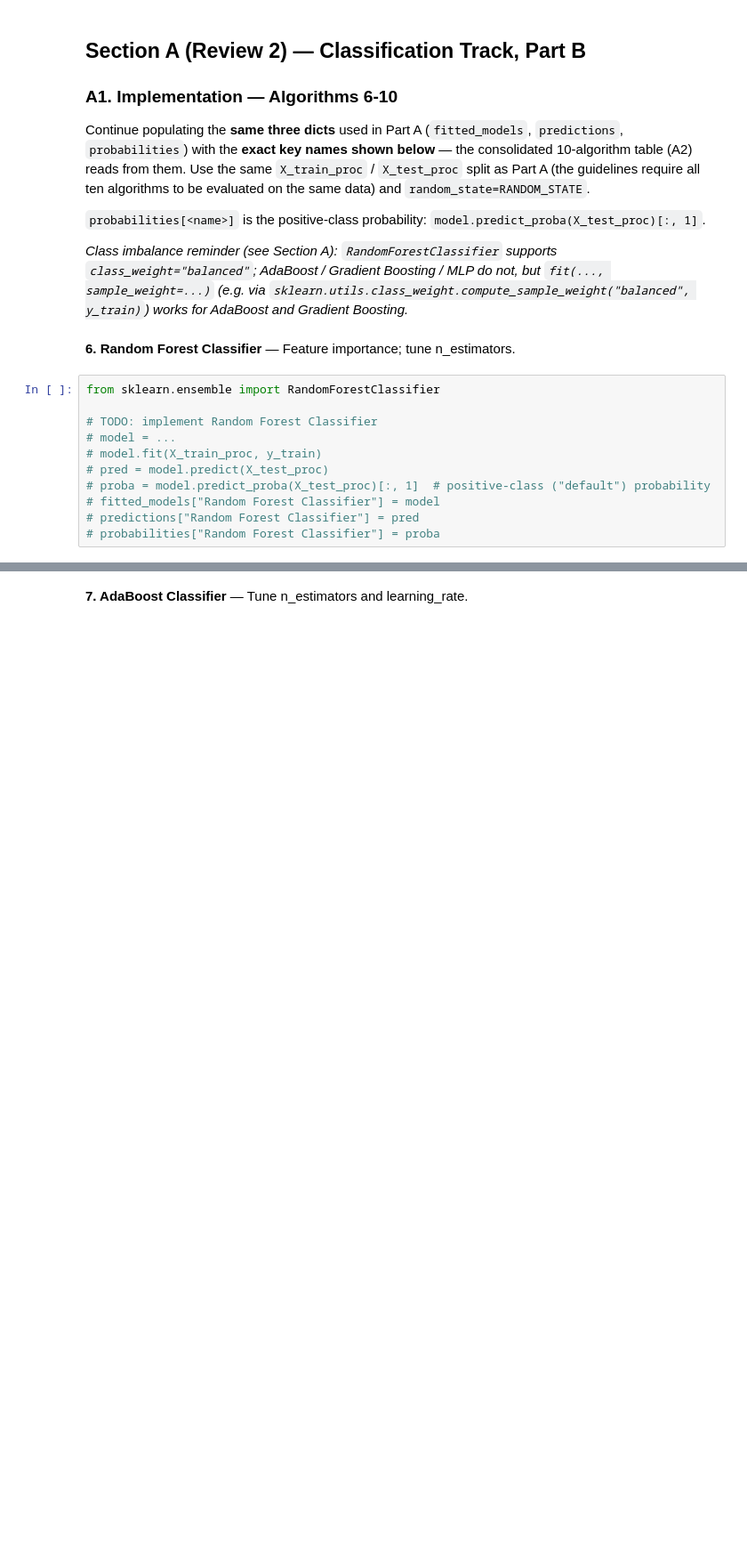
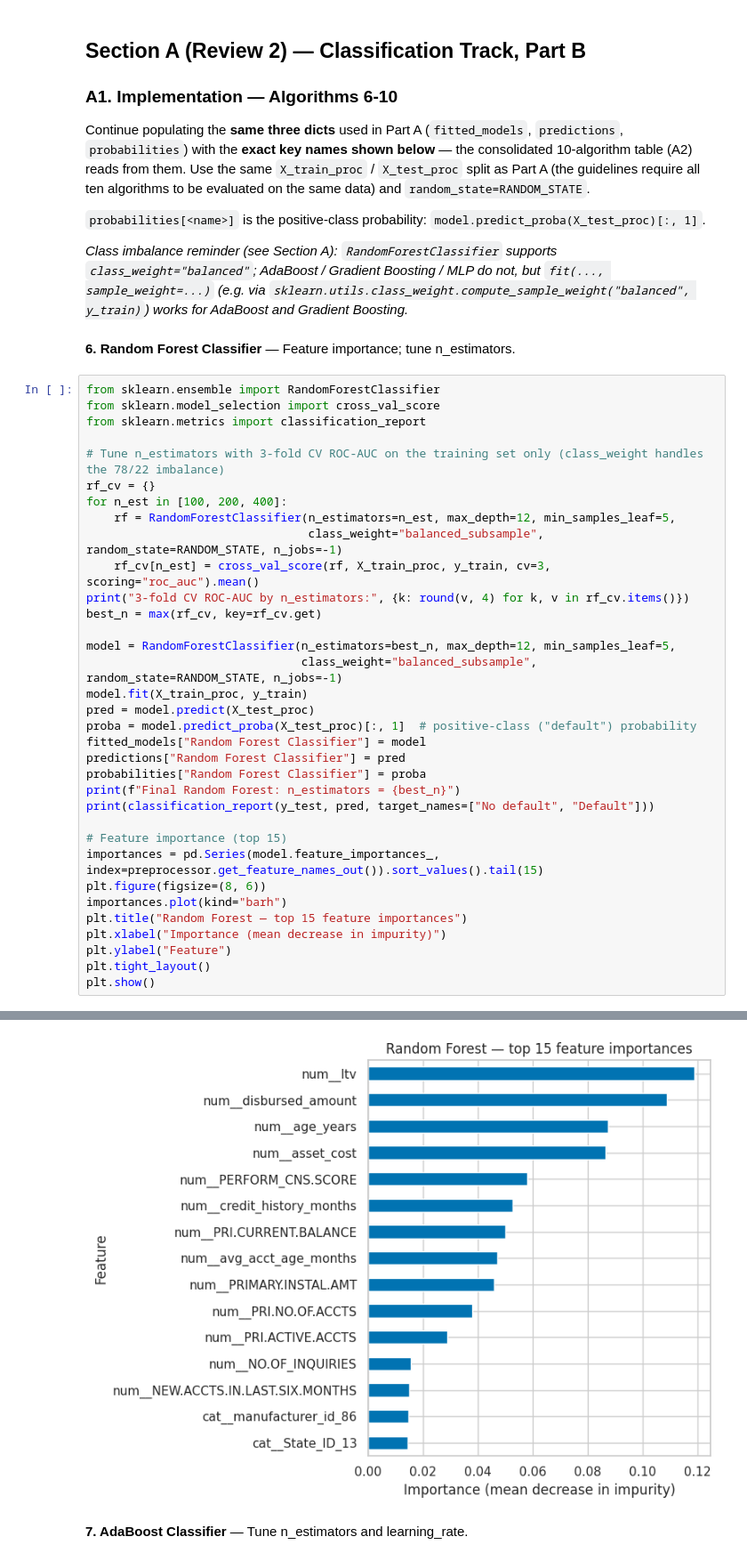
Before and after one commit to rushilChakravarthy/ML-capstone, a Jupyter notebook: notebooks/classification.ipynb, the cells around one changed output, grey strips where cells are left out. Shown at 89% size. Drawn from its saved outputs; the diff is of its cells as text; blank space fills up the shorter version.

```diff
--- a/notebooks/classification.ipynb
+++ b/notebooks/classification.ipynb
@@ -430,12 +430,36 @@ Continue populating the **same three dicts** used in Part A (`fitted_models`, `p
 **6. Random Forest Classifier** — Feature importance; tune n_estimators.
 # %%
 from sklearn.ensemble import RandomForestClassifier
+from sklearn.model_selection import cross_val_score
+from sklearn.metrics import classification_report
 
-# TODO: implement Random Forest Classifier
-# model = ...
-# model.fit(X_train_proc, y_train)
-# pred = model.predict(X_test_proc)
-# proba = model.predict_proba(X_test_proc)[:, 1]  # positive-class ("default") probability
-# fitted_models["Random Forest Classifier"] = model
-# predictions["Random Forest Classifier"] = pred
-# probabilities["Random Forest Classifier"] = proba
+# Tune n_estimators with 3-fold CV ROC-AUC on the training set only (class_weight handles the 78/22 imbalance)
+rf_cv = {}
+for n_est in [100, 200, 400]:
+    rf = RandomForestClassifier(n_estimators=n_est, max_depth=12, min_samples_leaf=5,
+                                class_weight="balanced_subsample", random_state=RANDOM_STATE, n_jobs=-1)
+    rf_cv[n_est] = cross_val_score(rf, X_train_proc, y_train, cv=3, scoring="roc_auc").mean()
+print("3-fold CV ROC-AUC by n_estimators:", {k: round(v, 4) for k, v in rf_cv.items()})
+best_n = max(rf_cv, key=rf_cv.get)
+
+model = RandomForestClassifier(n_estimators=best_n, max_depth=12, min_samples_leaf=5,
+                               class_weight="balanced_subsample", random_state=RANDOM_STATE, n_jobs=-1)
+model.fit(X_train_proc, y_train)
+pred = model.predict(X_test_proc)
+proba = model.predict_proba(X_test_proc)[:, 1]  # positive-class ("default") probability
+fitted_models["Random Forest Classifier"] = model
+predictions["Random Forest Classifier"] = pred
+probabilities["Random Forest Classifier"] = proba
+print(f"Final Random Forest: n_estimators = {best_n}")
+print(classification_report(y_test, pred, target_names=["No default", "Default"]))
+
+# Feature importance (top 15)
+importances = pd.Series(model.feature_importances_, index=preprocessor.get_feature_names_out()).sort_values().tail(15)
+plt.figure(figsize=(8, 6))
+importances.plot(kind="barh")
+plt.title("Random Forest — top 15 feature importances")
+plt.xlabel("Importance (mean decrease in impurity)")
+plt.ylabel("Feature")
+plt.tight_layout()
+plt.show()
+# %% [output]
@@ -442,3 +476,4 @@ from sklearn.ensemble import RandomForestClassifier
+[figure, added]
 # %% [markdown]
 **7. AdaBoost Classifier** — Tune n_estimators and learning_rate.
 # %%
```
Also changed, not shown: parts of 9 cells of this notebook, 8 other files.
